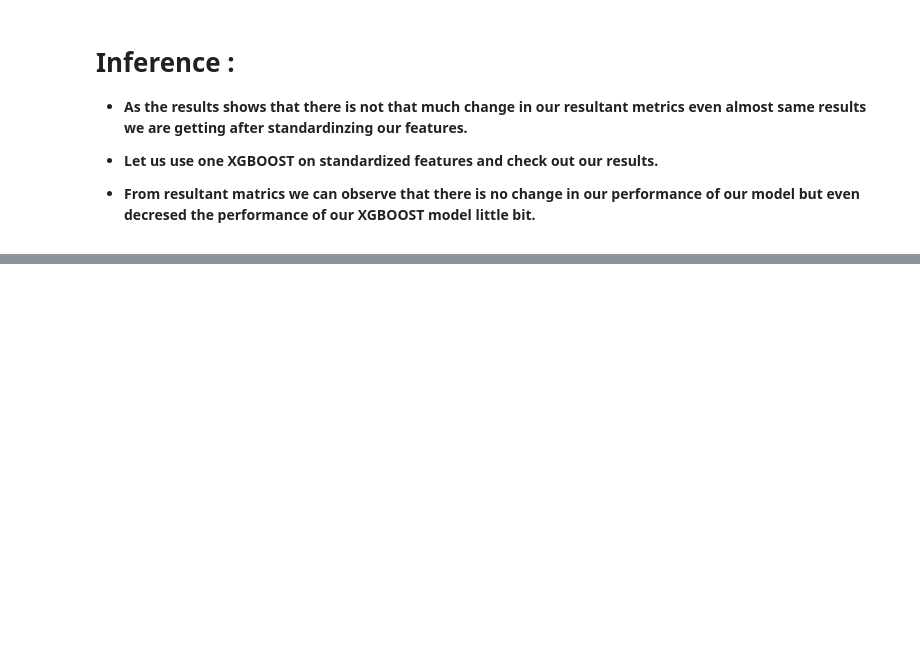
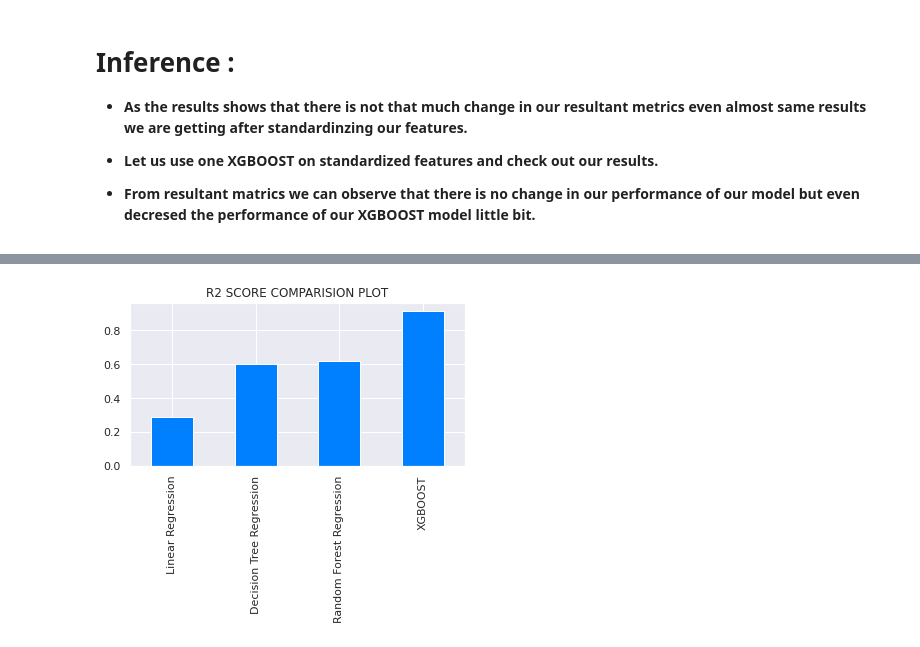
Before and after one commit to dsankush/NYC-Taxi-Trip-Time-Prediction, a Jupyter notebook: NYC_Taxi_Trip_Time_Prediction_Capstone_Project.ipynb, the cells around one changed output, grey strips where cells are left out. Cells and saved outputs as stored; diff of their text form; code cells hidden in the pictures; blank space fills up the shorter version.

```diff
--- a/NYC_Taxi_Trip_Time_Prediction_Capstone_Project.ipynb
+++ b/NYC_Taxi_Trip_Time_Prediction_Capstone_Project.ipynb
@@ -1875,0 +2052,5 @@ MSE_score_plot(final_result_2.index, final_result_2)
+# %%
+# checking the result of our regression model by calculating
+# Train and Test accuracy , r2 score and also RMSE scores
+output_1 = model_results(xgb_reg,y_pred)
+output_1 = output_1.set_index(pd.Series(['XGBOOST']))
@@ -1875,0 +2063,3 @@ MSE_score_plot(final_result_2.index, final_result_2)
+# %%
+total_output = pd.concat([output, output_1])
+total_output
@@ -1875,0 +2072,6 @@ MSE_score_plot(final_result_2.index, final_result_2)
+# %%
+# Using our defined funtion that will plot R2 score bar chart for us.
+
+R2_score_plot(total_output.index, total_output)
+# %% [output]
+[figure, added]
```
Also changed, not shown: parts of 25 cells of this notebook.
